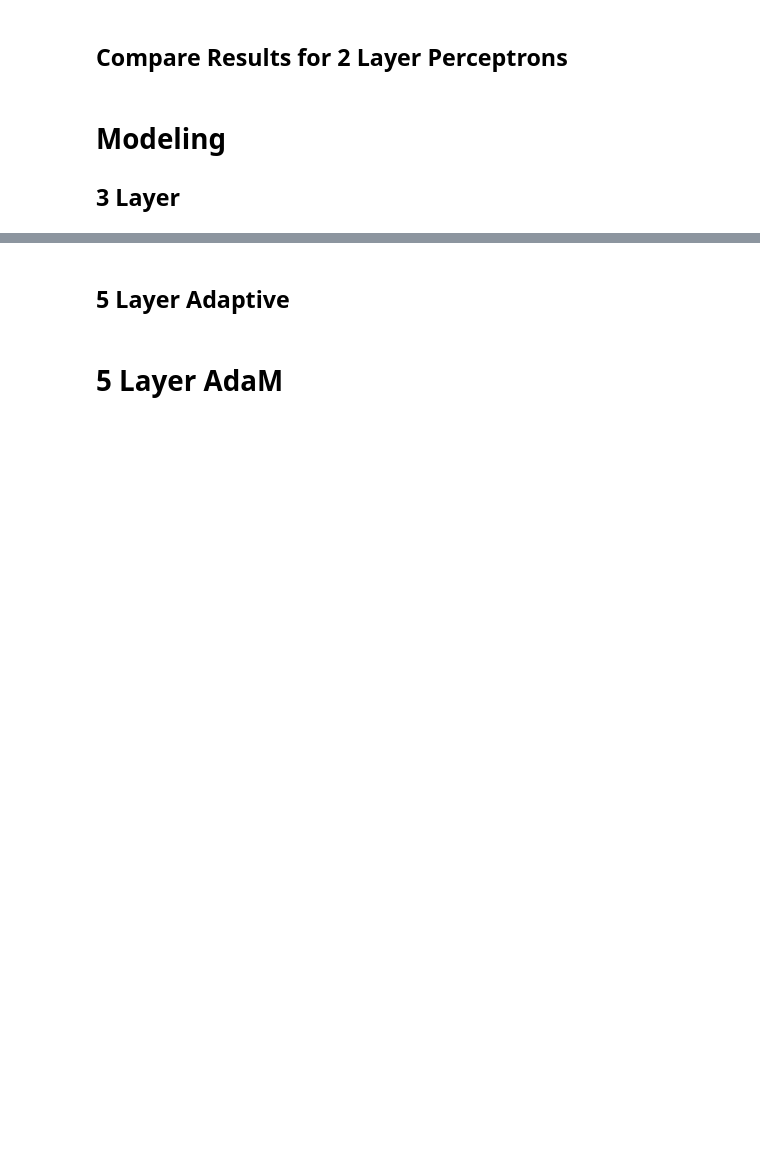
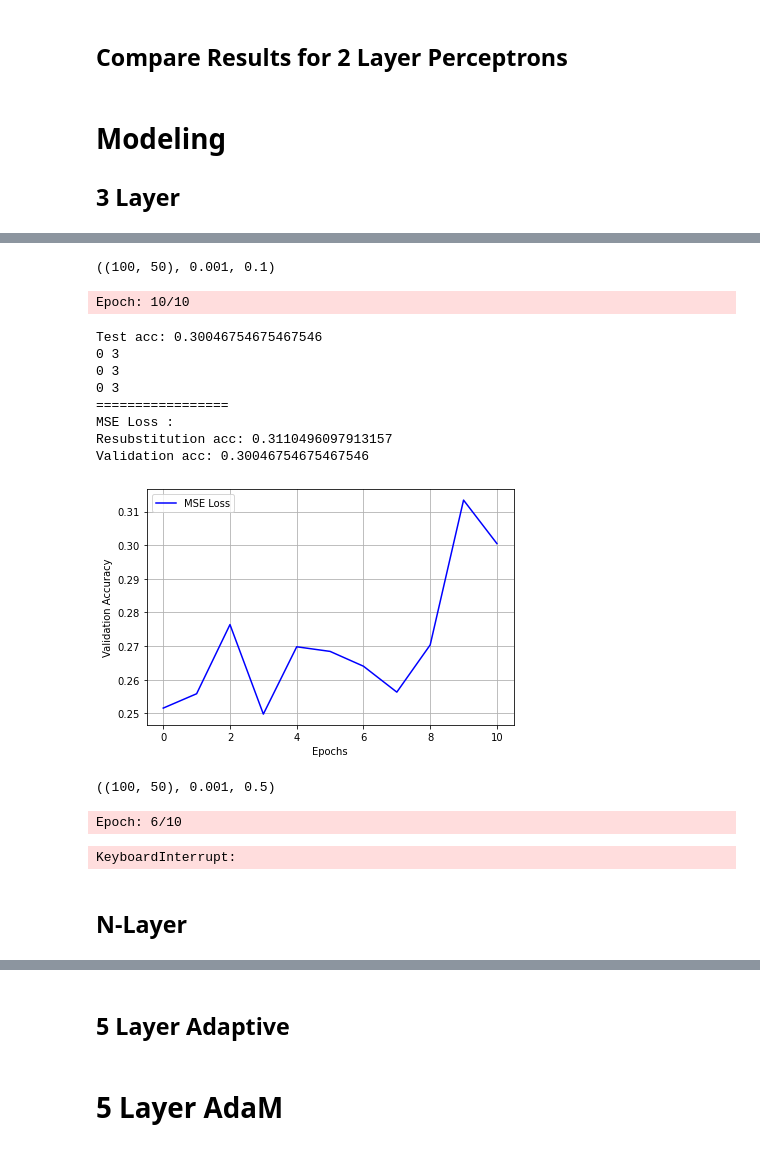
Before and after one commit to stevenjohnlarsen/poverty-data-lab-nn, a Jupyter notebook: Nick.ipynb, the cells around one changed output, grey strips where cells are left out. Cells and saved outputs as stored; diff of their text form; code cells hidden in the pictures; blank space fills up the shorter version.

```diff
--- a/Nick.ipynb
+++ b/Nick.ipynb
@@ -831,0 +884,46 @@ y_test = y_test_df.to_frame().replace(code_classes).to_numpy().ravel()
+# %%
+%%time
+import itertools
+from sklearn.metrics import accuracy_score
+n_hiddens = [(100,50),(50,25),(25,12)]
+epochs = 100
+eta =[0.001, 0.005, 0.0005]
+alpha = [0.1, 0.5, 0.01]
+
+for parm in list(itertools.product(n_hiddens, eta, alpha)):
+    print(parm)
+    params = { 'n_hidden1':parm[0][0], 'n_hidden2':parm[0][1],
+             'C':0.01, 'epochs':200,'eta':parm[1],
+             'alpha':parm[2], 'decrease_const':1e-5, 'minibatches':50,
+             'shuffle':True,'random_state':1}
+
+    #X_train, X_test, y_train, y_test = train_test_split(X_nums,y_nums,test_size = 0.2)
+
+    nn = ThreeLayerPerceptron(**params)
+    nn.fit(X_train, y_train, print_progress=1,XY_test=(X_test,y_test))
+    yhat = nn.predict(X_test)
+    print('Test acc:',accuracy_score(y_test,yhat))
+
+    print(min(y_test),max(y_test))
+    print(min(yhat),max(yhat))
+    print(min(y_train),max(y_train))
+    print_result(nn,X_train,y_train,X_test,y_test,title="MSE Loss",color="blue")
+
+    plt.show()
+# %% [output]
+((100, 50), 0.001, 0.1)
+Epoch: 10/10
+Test acc: 0.30046754675467546
+0 3
+0 3
+0 3
+=================
+MSE Loss :
+Resubstitution acc: 0.3110496097913157
+Validation acc: 0.30046754675467546
+[figure, added]
+((100, 50), 0.001, 0.5)
+Epoch: 6/10
+KeyboardInterrupt:
+# %% [markdown]
+## N-Layer
```
Also changed, not shown: parts of 24 cells of this notebook.
